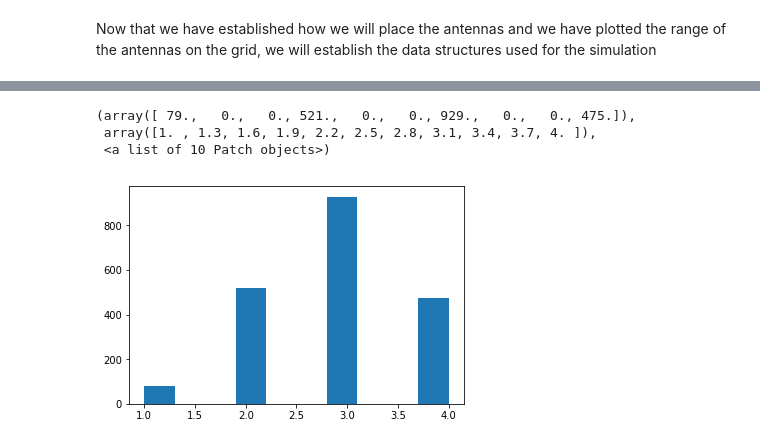
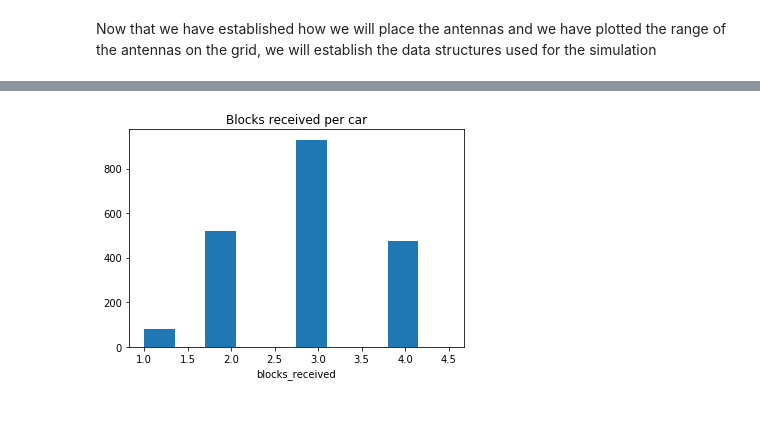
Before and after one commit to JuanMantica123/vanet_simulator, a Jupyter notebook: Vanet_Simulator.ipynb, the cells around one changed output, grey strips where cells are left out. Saved outputs shown, nothing was run; the diff lists cells and outputs as text; code cells hidden in the pictures; blank space fills up the shorter version.

```diff
--- a/Vanet_Simulator.ipynb
+++ b/Vanet_Simulator.ipynb
@@ -270,7 +257,8 @@ stats_df.head()
-# %%
-plt.hist(stats_df['packets_received'])
-# %% [output]
-(array([ 79.,   0.,   0., 521.,   0.,   0., 929.,   0.,   0., 475.]),
- array([1. , 1.3, 1.6, 1.9, 2.2, 2.5, 2.8, 3.1, 3.4, 3.7, 4. ]),
- <a list of 10 Patch objects>)
-[figure, removed]
+# %%
+blocks_received = stats_df['blocks_received']
+plt.xlabel("blocks_received")
+plt.title("Blocks received per car")
+plt.hist(stats_df['blocks_received'],range=(1,4.5))
+plt.show()
+# %% [output]
+[figure, added]
```
Also changed, not shown: parts of 15 cells of this notebook.
